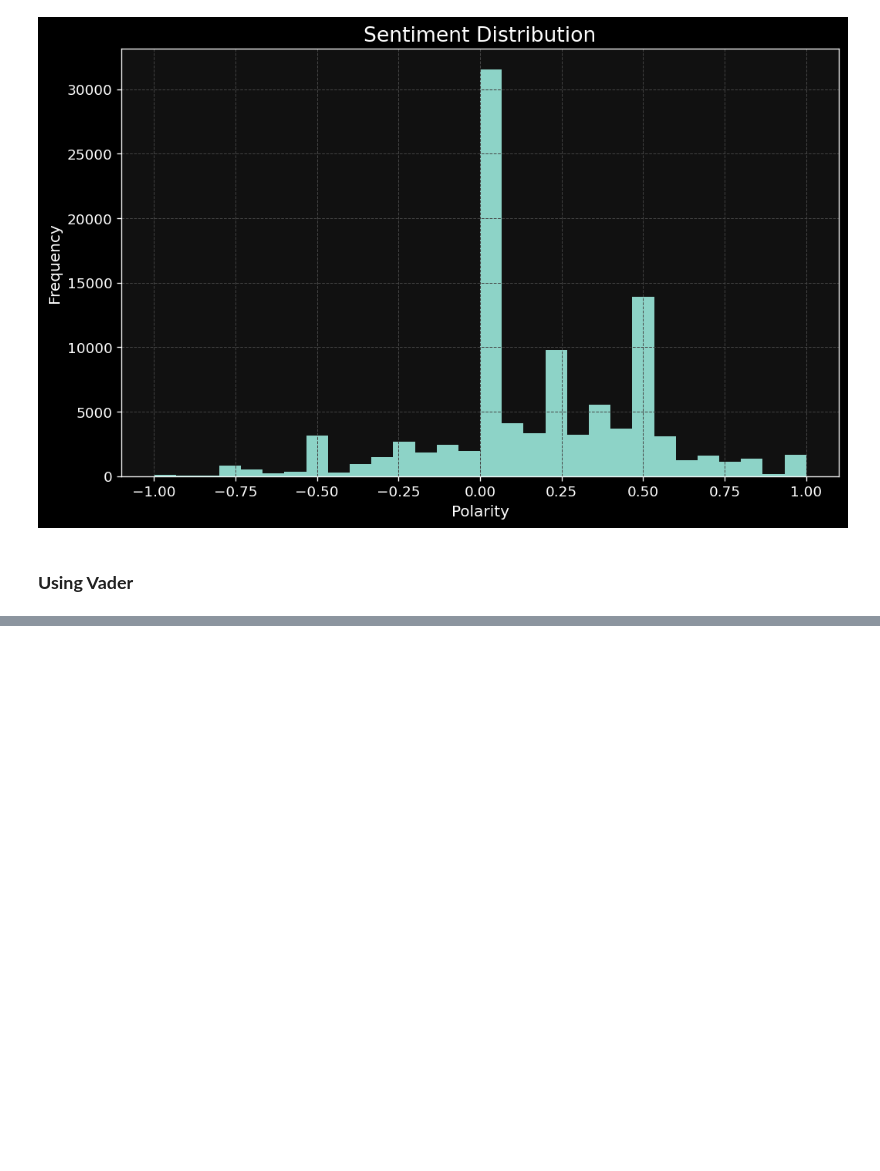
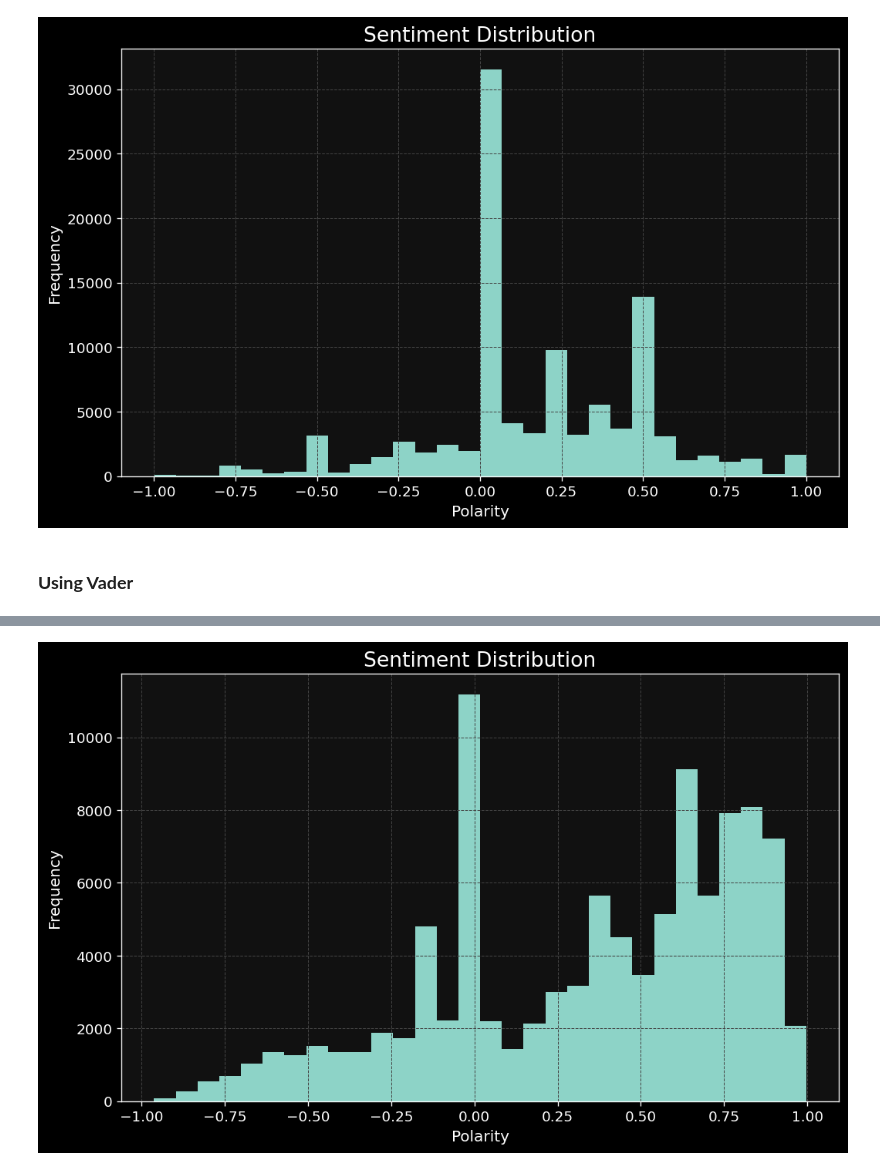
Before and after one commit to 456zamir8/Data_Science_Projects, a Jupyter notebook: Unsent_data/Unsent_project.ipynb, the cells around one changed output, grey strips where cells are left out. Cells and saved outputs as stored; diff of their text form; code cells hidden in the pictures; blank space fills up the shorter version.

```diff
--- a/Unsent_data/Unsent_project.ipynb
+++ b/Unsent_data/Unsent_project.ipynb
@@ -340,0 +343,20 @@ dtype: object
+# %%
+df['compound'] = df['vader_scores'].apply(
+    lambda x: x['compound']
+)
+
+def label_sentiment(score):
+
+    if score >= 0.05:
+        return "positive"
+
+    elif score <= -0.05:
+        return "negative"
+
+    else:
+        return "neutral"
+
+
+df['sentiment_label'] = df['compound'].apply(
+    label_sentiment
+)
@@ -340,0 +420,8 @@ dtype: object
+# %%
+df['compound'].plot(kind='hist', bins=30)
+
+plt.title('Sentiment Distribution')
+plt.xlabel('Polarity')
+plt.show()
+# %% [output]
+[figure, added]
```
Also changed, not shown: parts of 6 cells of this notebook.
